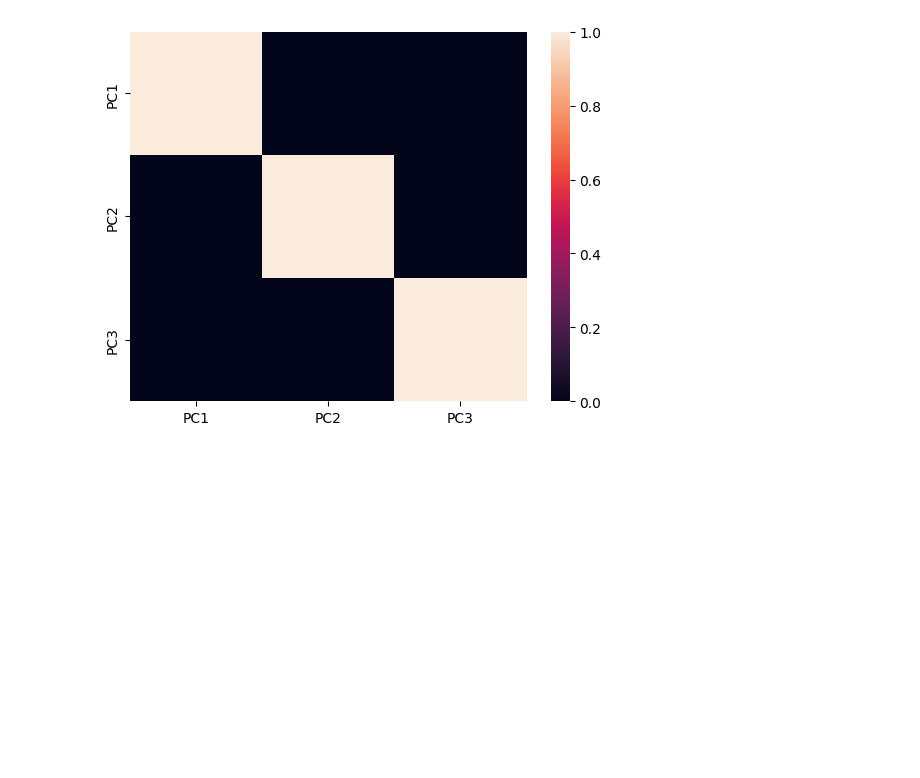
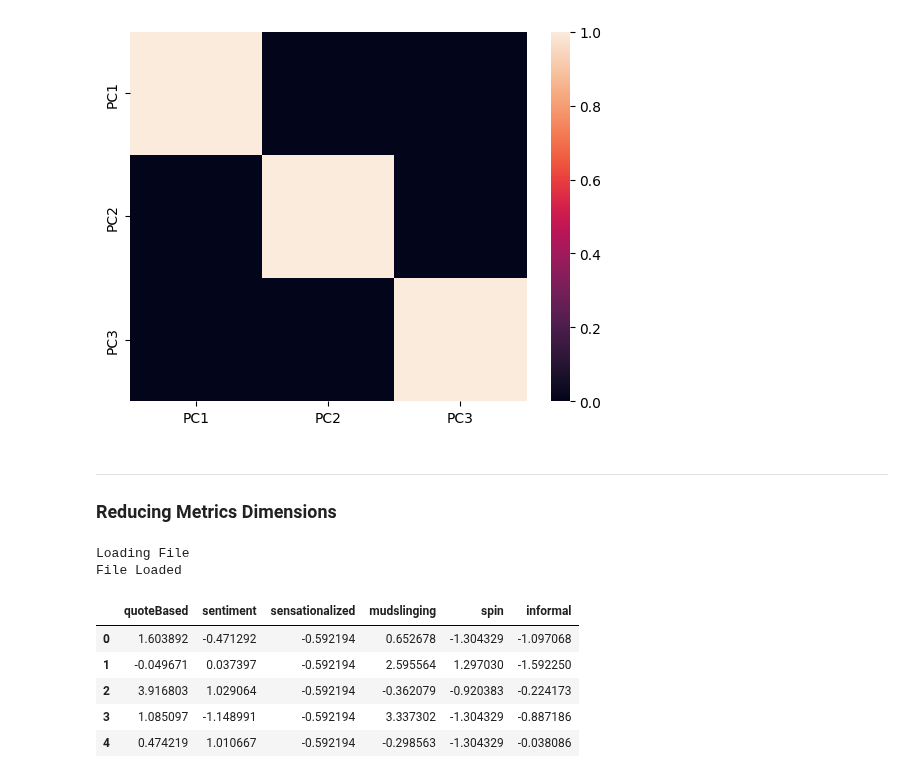
Before and after one commit to TobyBritton1/NewsBiasMapping, a Jupyter notebook: PCA.ipynb, the cells around one changed output. Drawn from its saved outputs; the diff is of its cells as text; code cells hidden in the pictures; blank space fills up the shorter version.

```diff
--- a/PCA.ipynb
+++ b/PCA.ipynb
@@ -98,3 +100,26 @@ sns.heatmap(data_pca.corr())
 # %% [output]
 <Axes: >
 [figure]
+# %% [markdown]
+---
+<h3>Reducing Metrics Dimensions</h3>
+# %%
+print("Loading File")
+file = open("rust-articles-backup-metrics.json", encoding="utf8")
+metricArticles = pd.DataFrame.from_dict(json.load(file))
+print("File Loaded")
+# %% [output]
+Loading File
+File Loaded
+# %%
+metrics = metricArticles.filter(items=['quoteBased','sentiment','sensationalized','mudslinging','spin','informal'])
+scalar = StandardScaler()
+scaled_data = pd.DataFrame(scalar.fit_transform(metrics),columns=['quoteBased','sentiment','sensationalized','mudslinging','spin','informal']) #scaling the data
+scaled_data.head()
+# %% [output]
+|  | quoteBased | sentiment | sensationalized | mudslinging | spin | informal |
+| 0 | 1.603892 | -0.471292 | -0.592194 | 0.652678 | -1.304329 | -1.097068 |
+| 1 | -0.049671 | 0.037397 | -0.592194 | 2.595564 | 1.297030 | -1.592250 |
+| 2 | 3.916803 | 1.029064 | -0.592194 | -0.362079 | -0.920383 | -0.224173 |
+| 3 | 1.085097 | -1.148991 | -0.592194 | 3.337302 | -1.304329 | -0.887186 |
+| 4 | 0.474219 | 1.010667 | -0.592194 | -0.298563 | -1.304329 | -0.038086 |
```
Also changed, not shown: parts of 7 cells of this notebook, 2 other files.
